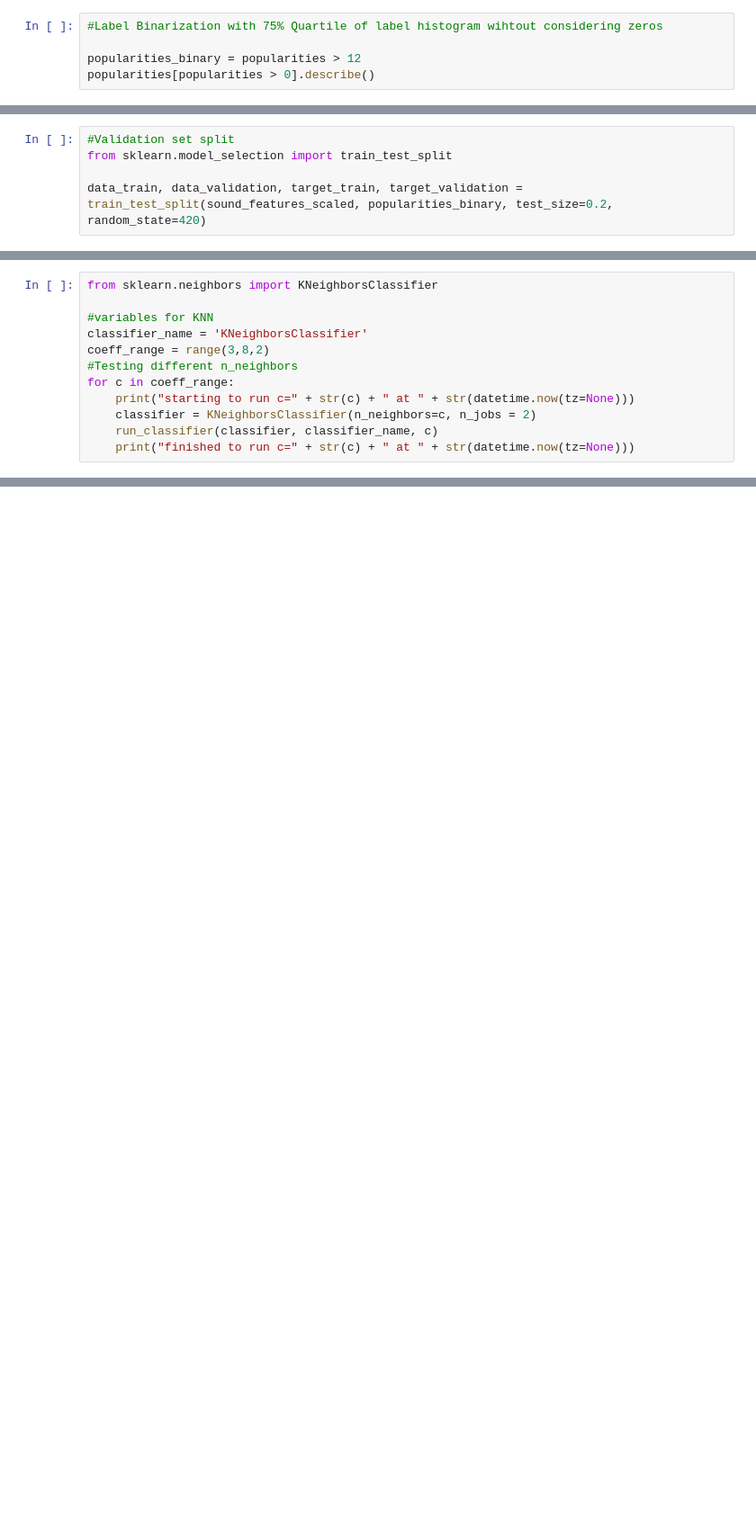
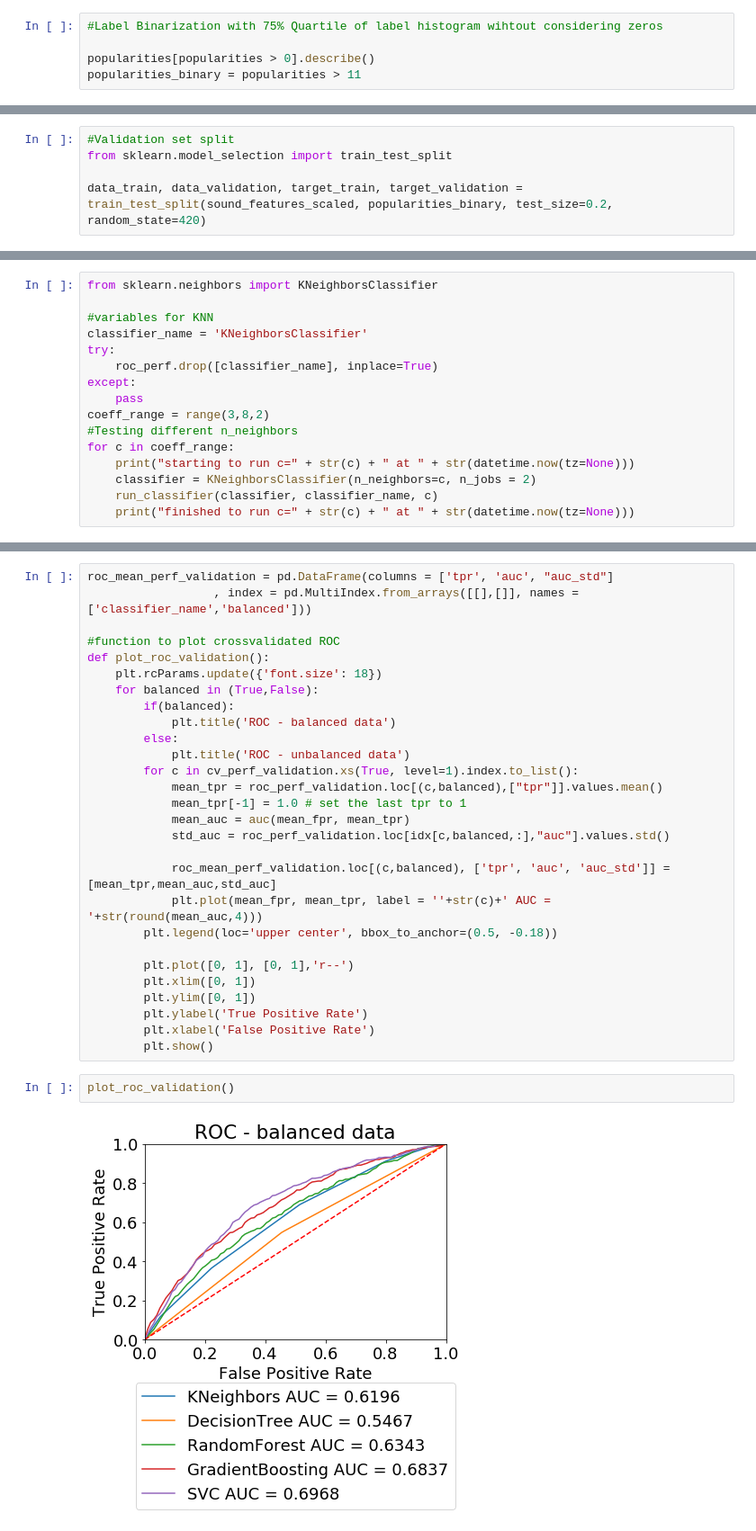
Before and after one commit to MarcelWepper/Spotify-DataMining-Project, a Jupyter notebook: Preprocessing_and_parameter_tuning.ipynb, the cells around one changed output, grey strips where cells are left out. Shown at 90% size. Cells and saved outputs as stored; diff of their text form; blank space fills up the shorter version.

```diff
--- a/Preprocessing_and_parameter_tuning.ipynb
+++ b/Preprocessing_and_parameter_tuning.ipynb
@@ -74,8 +85,8 @@ Name: popularity, dtype: float64
 # %%
 #Label Binarization with 75% Quartile of label histogram wihtout considering zeros
 
-popularities_binary = popularities > 12
 popularities[popularities > 0].describe()
+popularities_binary = popularities > 11
 # %% [output]
 count    8777.000000
 mean        8.399909
@@ -286,6 +347,10 @@ from sklearn.neighbors import KNeighborsClassifier
 
 #variables for KNN
 classifier_name = 'KNeighborsClassifier'
+try:
+    roc_perf.drop([classifier_name], inplace=True)
+except:
+    pass
 coeff_range = range(3,8,2)
 #Testing different n_neighbors
 for c in coeff_range:
@@ -523,0 +877,32 @@ SVC - Perfomance
+# %%
+roc_mean_perf_validation = pd.DataFrame(columns = ['tpr', 'auc', "auc_std"]
+                  , index = pd.MultiIndex.from_arrays([[],[]], names =['classifier_name','balanced']))
+
+#function to plot crossvalidated ROC
+def plot_roc_validation():
+    plt.rcParams.update({'font.size': 18})
+    for balanced in (True,False):
+        if(balanced):
+            plt.title('ROC - balanced data')
+        else:
+            plt.title('ROC - unbalanced data')
+        for c in cv_perf_validation.xs(True, level=1).index.to_list():
+            mean_tpr = roc_perf_validation.loc[(c,balanced),["tpr"]].values.mean()
+            mean_tpr[-1] = 1.0 # set the last tpr to 1
+            mean_auc = auc(mean_fpr, mean_tpr)
+            std_auc = roc_perf_validation.loc[idx[c,balanced,:],"auc"].values.std()
+
+            roc_mean_perf_validation.loc[(c,balanced), ['tpr', 'auc', 'auc_std']] = [mean_tpr,mean_auc,std_auc]
+            plt.plot(mean_fpr, mean_tpr, label = ''+str(c)+' AUC = '+str(round(mean_auc,4)))
+        plt.legend(loc='upper center', bbox_to_anchor=(0.5, -0.18))
+
+        plt.plot([0, 1], [0, 1],'r--')
+        plt.xlim([0, 1])
+        plt.ylim([0, 1])
+        plt.ylabel('True Positive Rate')
+        plt.xlabel('False Positive Rate')
+        plt.show()
+# %%
+plot_roc_validation()
+# %% [output]
+[figure, added]
```
Also changed, not shown: parts of 74 cells of this notebook, 2 other files.
